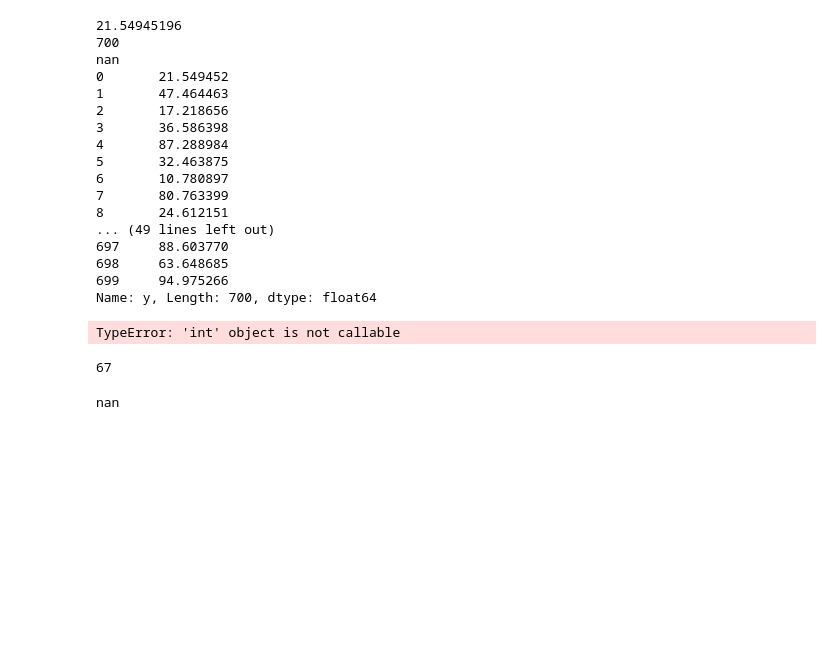
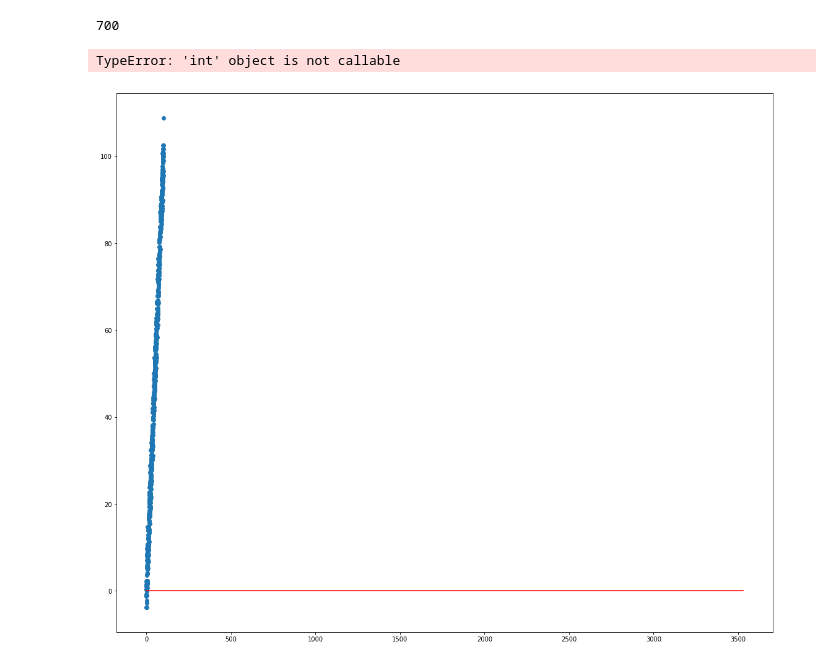
Before and after one commit to ankit2001/ml-algorithms-and-problems, a Jupyter notebook: linear_regression_full_implementation.ipynb, the cells around one changed output. Cells and saved outputs as stored; diff of their text form; code cells hidden in the pictures; blank space fills up the shorter version.

```diff
--- a/linear_regression_full_implementation.ipynb
+++ b/linear_regression_full_implementation.ipynb
@@ -22,52 +43,23 @@ data.head()
 # %%
-q1=67
-q2=67
-#print(Y)
-#print(X)
-alpha=0.0001
+q1=5
+q2=3
+alpha=0.001
 n=float(len(X))
+print(len(Y))
 for i in range(100):
     Y_obs=q1*X+q2
-   # print(Y_obs)
-    sumi=0
-    print(Y[0])
-    print(len(Y))
-    for i in range(len(Y)):
-        sumi+=Y[i]
-    print(sumi)
-    print(Y)
     diff1=(-2/n)*sum(Y-Y_obs)
-    diff2=(-2/n)*sum((Y-Y_obs)*X)
-    #print(diff1)
-    #print(diff2)
+    print(diff1)
+    diff2=(-2/n)*add((Y-Y_obs)*X)
     q1=q1-diff2*alpha
     q2=q2-diff1*alpha
-  #  print(q1)
-  #  print(q2)
 # %% [output]
-21.54945196
 700
-nan
-0       21.549452
-1       47.464463
-2       17.218656
-3       36.586398
-4       87.288984
-5       32.463875
-6       10.780897
-7       80.763399
-8       24.612151
-... (49 lines left out)
-697     88.603770
-698     63.648685
-699     94.975266
-Name: y, Length: 700, dtype: float64
 TypeError: 'int' object is not callable
-# %%
-print(q1)
-# %% [output]
-67
-# %%
-print(q2)
-# %% [output]
-nan
+# %%
+Y_pred=q1*X+q2
+plt.scatter(X,Y)
+plt.plot([min(X),max(X)],[min(Y_pred),max(Y_pred)], color="red")
+plt.show()
+# %% [output]
+[figure, added]
```
Also changed, not shown: parts of 3 cells of this notebook, 2 other files.
